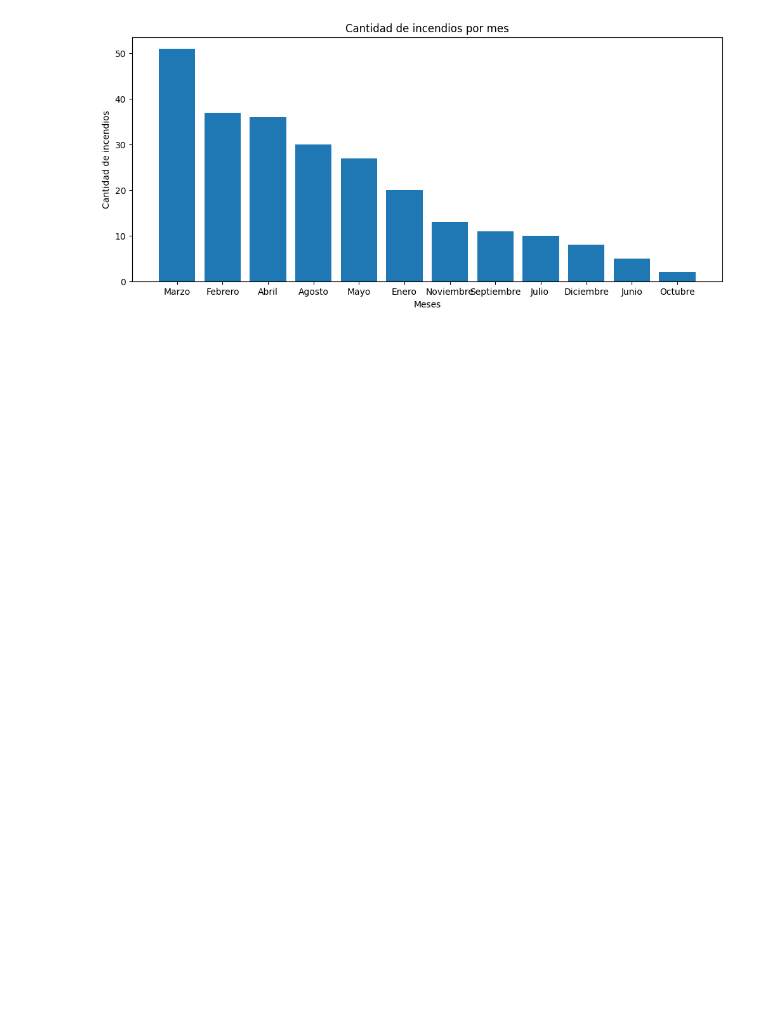
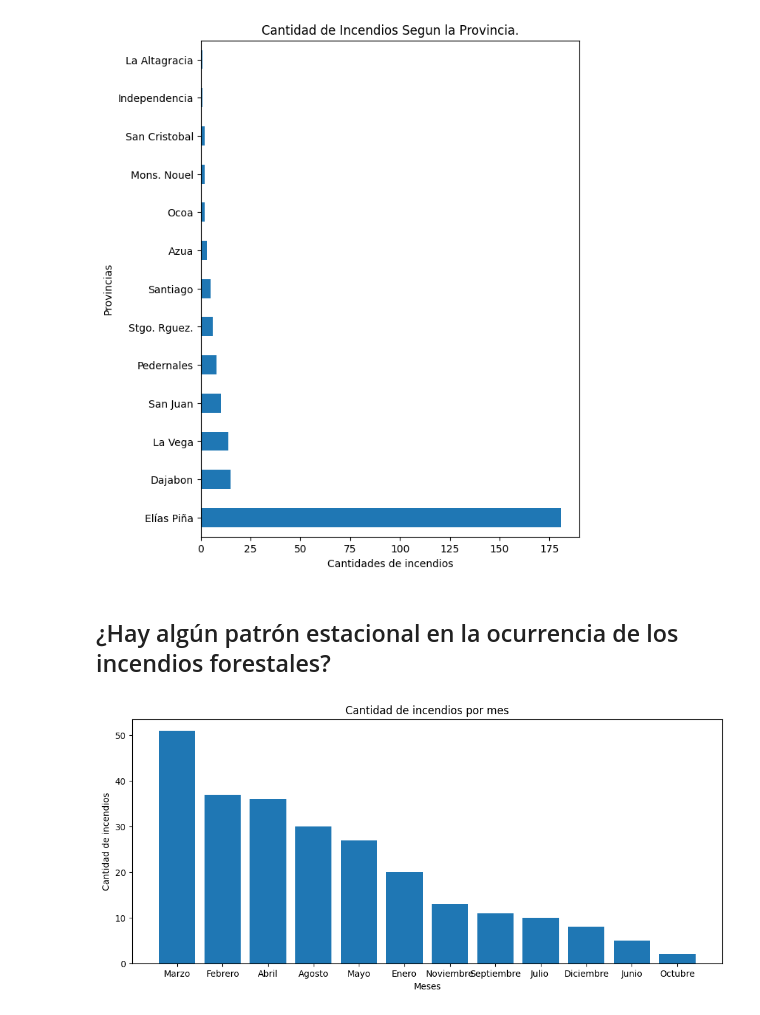
Before and after one commit to Edwinroman30/sic-forest-fire-rd, a Jupyter notebook: main.ipynb, the cells around one changed output. Cells and saved outputs as stored; diff of their text form; code cells hidden in the pictures; blank space fills up the shorter version.

```diff
--- a/main.ipynb
+++ b/main.ipynb
@@ -27,3 +53,18 @@ None
+# %%
+df_all_province.plot(kind='barh')
+plt.subplots_adjust(left=0.1, right=0.9, top=1.5, bottom=0.1)
+
+# Agregar etiquetas y título
+plt.xlabel('Cantidades de incendios')
+plt.ylabel('Provincias')
+plt.title('Cantidad de Incendios Segun la Provincia.')
+
+# Mostrar el gráfico
+plt.show()
+# %% [output]
+[figure, added]
+# %% [markdown]
+## ¿Hay algún patrón estacional en la ocurrencia de los incendios forestales?
 # %%
 #¿Hay algún patrón estacional en la ocurrencia de los incendios forestales?
 
```
Also changed, not shown: parts of 13 cells of this notebook, 1 other file.
